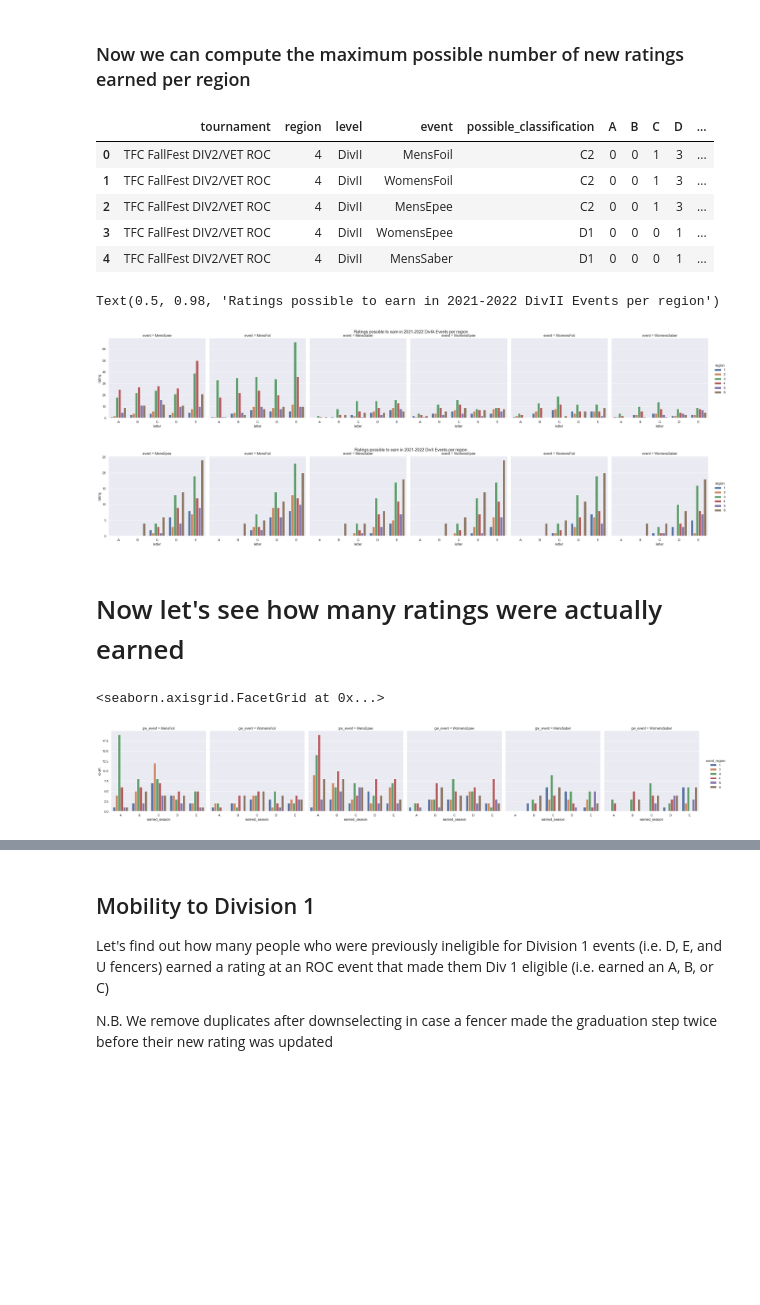
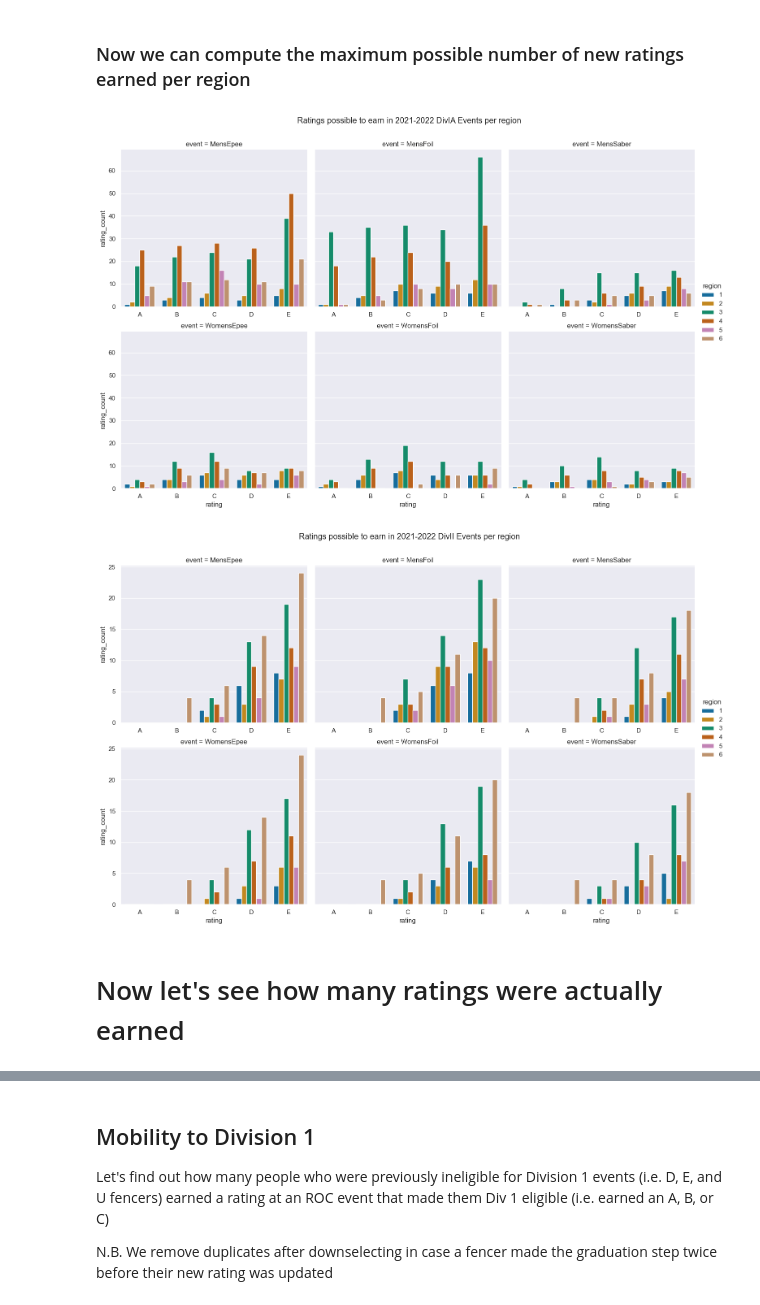
Before and after one commit to emace593/usafencing, a Jupyter notebook: fencingtime_ROCs.ipynb, the cells around one changed output, grey strips where cells are left out. Cells and saved outputs as stored; diff of their text form; code cells hidden in the pictures; blank space fills up the shorter version.

Commit message:
added plots for ROC events

```diff
--- a/fencingtime_ROCs.ipynb
+++ b/fencingtime_ROCs.ipynb
@@ -117,0 +89,11 @@ classification_df.head()
+# %%
+CLASS_ORDER = ['A4','A3','A2','A1','B3','B2','B1','C3','C2','C1','D1','E1','X']
+EVENT_ORDER = ['MensEpee','MensFoil','MensSaber','WomensEpee','WomensFoil','WomensSaber']
+LEVEL_ORDER = ['DivIA','DivII']
+RATINGS_ORDER = ['A','B','C','D','E']
+sns.set_palette('bright')
+all_roc_classifications = sns.catplot(data=classification_df,x='possible_classification',hue='event',col='level',order=CLASS_ORDER,kind='count',hue_order=EVENT_ORDER,col_order=LEVEL_ORDER)
+all_roc_classifications.fig.subplots_adjust(top=0.9)
+all_roc_classifications.fig.suptitle('Possible Event Classifications per ROC Type in 2021-2022 Season')
+plt.locator_params('y',integer=True)
+plt.savefig('plots/all_roc_classifications.png')
@@ -151,0 +104,9 @@ fig.legend(handles,labels,loc='lower right',bbox_to_anchor=(1.05,0.5))
+# %%
+sns.set_palette('colorblind')
+df_divia = classification_df[
+classification_df.level=='DivIA']
+divia_classifications = sns.catplot(data=df_divia,x='possible_classification',hue='region',col='event',order=CLASS_ORDER,col_order=EVENT_ORDER,kind='count',col_wrap=3,sharex=False)
+divia_classifications.fig.subplots_adjust(top=0.9)
+divia_classifications.fig.suptitle('2021-2022 Div IA ROC Event Possible Classifications per Region')
+plt.locator_params('y',integer=True)
+plt.savefig('plots/divia_classifications.png')
@@ -152,8 +124,6 @@ fig.legend(handles,labels,loc='lower right',bbox_to_anchor=(1.05,0.5))
 # %% [markdown]
 ### Now we can compute the maximum possible number of new ratings earned per region
 # %%
-#for ratings_earned in ['A','B','C','D','E']:
- #   classification_df[ratings_earned] = pd.Series(dtype='int')
 MAX_EARNED = {'A4':{'A':8,'B':8,'C':8,'D':8,'E':16},
                 'A3':{'A':4,'B':4,'C':8,'D':8,'E':8},
                 'A2':{'A':1,'B':3,'C':4,'D':2,'E':2},
@@ -171,33 +141,23 @@ MAX_EARNED = {'A4':{'A':8,'B':8,'C':8,'D':8,'E':16},
 classification_df['ratings_dict'] = classification_df['possible_classification'].map(MAX_EARNED)
 classification_df[['A','B','C','D','E']] = pd.json_normalize(classification_df.ratings_dict)
 classification_df.drop(['ratings_dict'],axis=1,inplace=True)
-classification_df.head()
-# %% [output]
-|  | tournament | region | level | event | possible_classification | A | B | C | D | ... |
-| 0 | TFC FallFest DIV2/VET ROC | 4 | DivII | MensFoil | C2 | 0 | 0 | 1 | 3 | ... |
-| 1 | TFC FallFest DIV2/VET ROC | 4 | DivII | WomensFoil | C2 | 0 | 0 | 1 | 3 | ... |
-| 2 | TFC FallFest DIV2/VET ROC | 4 | DivII | MensEpee | C2 | 0 | 0 | 1 | 3 | ... |
-| 3 | TFC FallFest DIV2/VET ROC | 4 | DivII | WomensEpee | D1 | 0 | 0 | 0 | 1 | ... |
-| 4 | TFC FallFest DIV2/VET ROC | 4 | DivII | MensSaber | D1 | 0 | 0 | 0 | 1 | ... |
 # %%
 m = classification_df.drop(['tournament','possible_classification'],axis=1)
 m = m.groupby(['region','level','event']).sum().reset_index()
-melted_divia = m[m.level=='DivIA'].melt(id_vars=['region','event'],value_vars=['A','B','C','D','E'],value_name='rating',var_name='letter')
-divia = sns.catplot(x='letter',y='rating',hue='region',col='event',data=melted_divia,kind='bar')
+melted_divia = m[m.level=='DivIA'].melt(id_vars=['region','event'],value_vars=['A','B','C','D','E'],value_name='rating_count',var_name='rating')
+divia = sns.catplot(x='rating',y='rating_count',hue='region',col='event',data=melted_divia,kind='bar',col_order=EVENT_ORDER,col_wrap=3,sharex=False,order=RATINGS_ORDER)
 divia.fig.subplots_adjust(top=0.9)
 divia.fig.suptitle('Ratings possible to earn in 2021-2022 DivIA Events per region')
-melted_divii = m[m.level=='DivII'].melt(id_vars=['region','event'],value_vars=['A','B','C','D','E'],value_name='rating',var_name='letter')
-divii = sns.catplot(x='letter',y='rating',hue='region',col='event',data=melted_divii,kind='bar')
+plt.locator_params('y',integer=True)
+plt.savefig('plots/divia_possible.png')
+melted_divii = m[m.level=='DivII'].melt(id_vars=['region','event'],value_vars=['A','B','C','D','E'],value_name='rating_count',var_name='rating')
+divii = sns.catplot(x='rating',y='rating_count',hue='region',col='event',data=melted_divii,kind='bar',col_order=EVENT_ORDER,col_wrap=3,sharex=False,order=RATINGS_ORDER)
 divii.fig.subplots_adjust(top=0.9)
 divii.fig.suptitle('Ratings possible to earn in 2021-2022 DivII Events per region')
+plt.locator_params('y',integer=True)
+plt.savefig('plots/divii_possible.png')
 # %% [output]
-Text(0.5, 0.98, 'Ratings possible to earn in 2021-2022 DivII Events per region')
-[figure, old version]
+[figure, new version]
-[figure, old version]
+[figure, new version]
 # %% [markdown]
 # Now let's see how many ratings were actually earned
-# %%
-sns.catplot(data=rocs_raw,x="earned_season",hue="event_region",col='gw_event',kind='count',order=sorted(rocs_raw.earned_season.dropna().unique()))
-# %% [output]
-<seaborn.axisgrid.FacetGrid at 0x...>
-[figure, removed]
```
Also changed, not shown: parts of 18 cells of this notebook, 9 other files.
